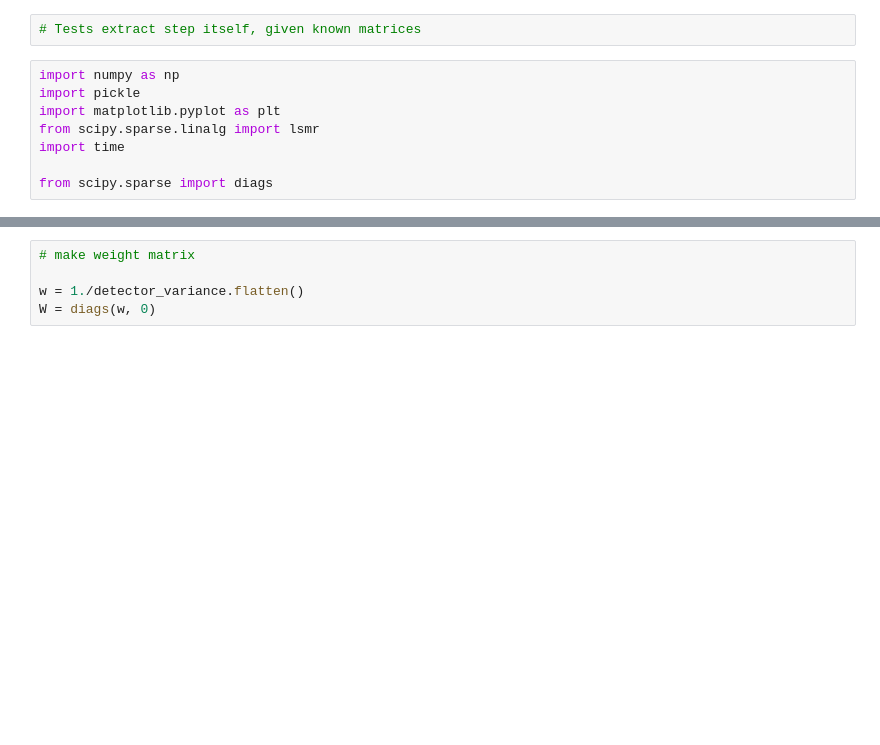
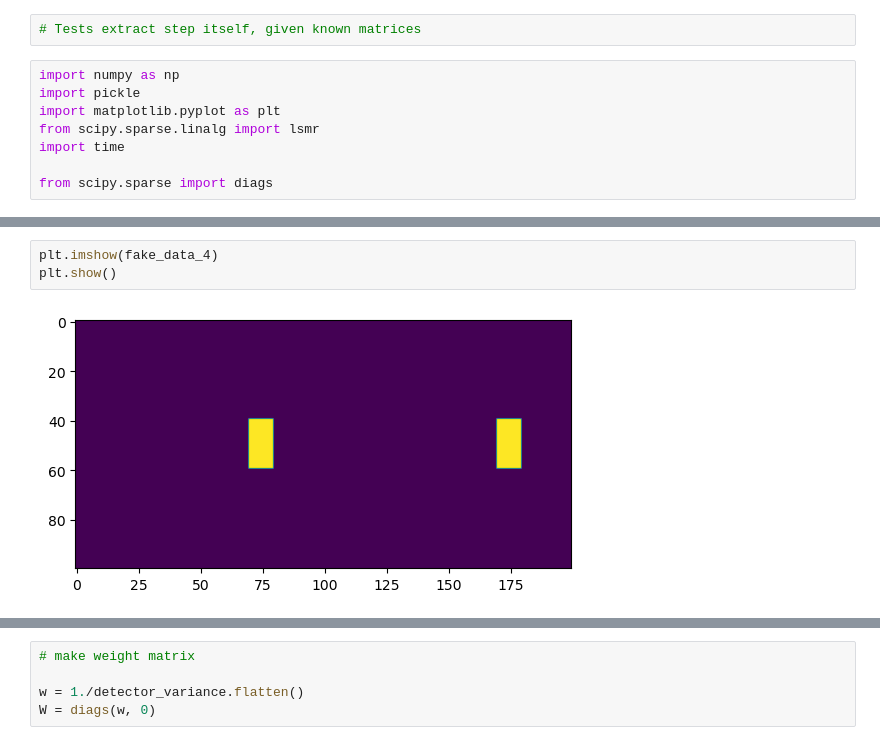
Before and after one commit to mwanakijiji/photonics_spectroscopy, a Jupyter notebook: notebooks_for_development/extract_step.ipynb, the cells around one changed output, grey strips where cells are left out. Drawn from its saved outputs; the diff is of its cells as text; blank space fills up the shorter version.

```diff
--- a/notebooks_for_development/extract_step.ipynb
+++ b/notebooks_for_development/extract_step.ipynb
@@ -45,0 +60,5 @@ plt.show()
+# %%
+plt.imshow(fake_data_4)
+plt.show()
+# %% [output]
+[figure, added]
```
Also changed, not shown: parts of 27 cells of this notebook.
